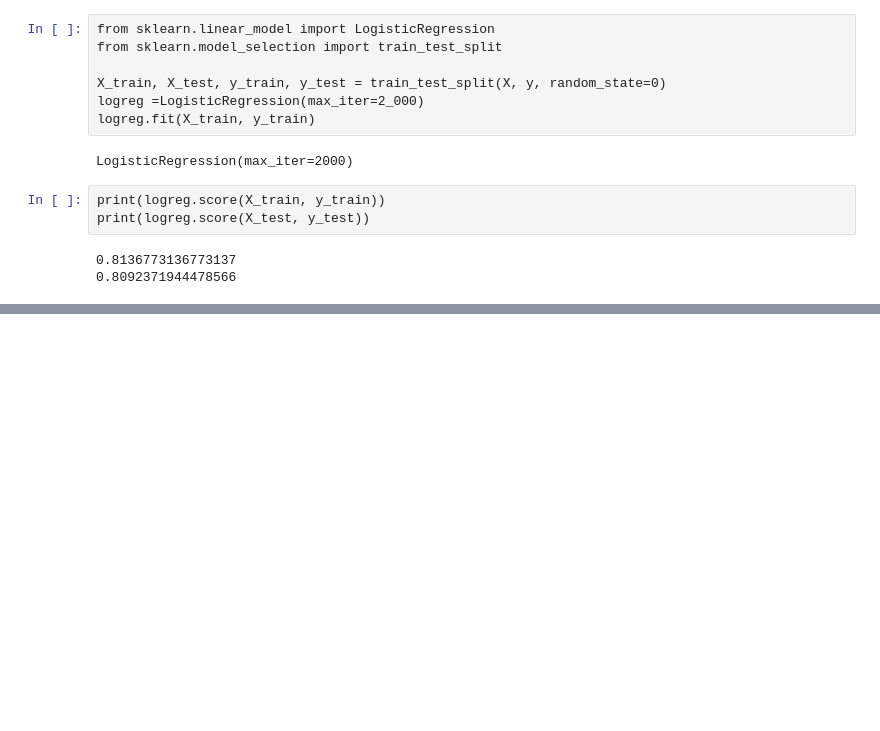
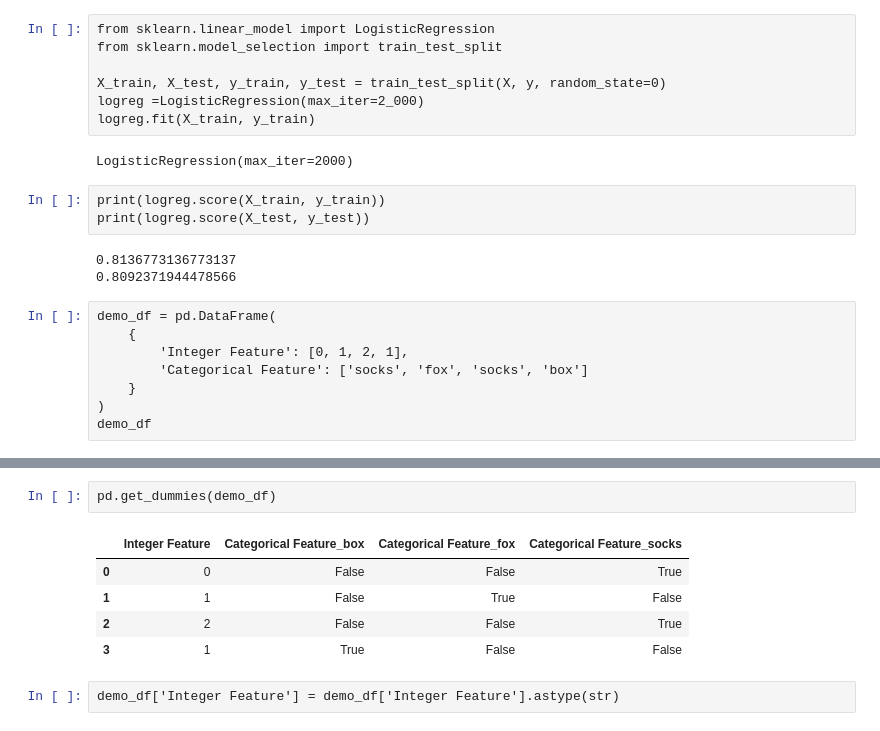
Before and after one commit to jim-franklin/intro_to_ml_with_python, a Jupyter notebook: Chapter_4/Chapter_4.ipynb, the cells around one changed output, grey strips where cells are left out. Cells and saved outputs as stored; diff of their text form; blank space fills up the shorter version.

```diff
--- a/Chapter_4/Chapter_4.ipynb
+++ b/Chapter_4/Chapter_4.ipynb
@@ -137,3 +137,11 @@ print(logreg.score(X_test, y_test))
 # %% [output]
 0.8136773136773137
 0.8092371944478566
+# %%
+demo_df = pd.DataFrame(
+    {
+        'Integer Feature': [0, 1, 2, 1],
+        'Categorical Feature': ['socks', 'fox', 'socks', 'box']
+    }
+)
+demo_df
@@ -139,0 +154,10 @@ print(logreg.score(X_test, y_test))
+# %%
+pd.get_dummies(demo_df)
+# %% [output]
+|  | Integer Feature | Categorical Feature_box | Categorical Feature_fox | Categorical Feature_socks |
+| 0 | 0 | False | False | True |
+| 1 | 1 | False | True | False |
+| 2 | 2 | False | False | True |
+| 3 | 1 | True | False | False |
+# %%
+demo_df['Integer Feature'] = demo_df['Integer Feature'].astype(str)
```
Also changed, not shown: parts of 12 cells of this notebook.
